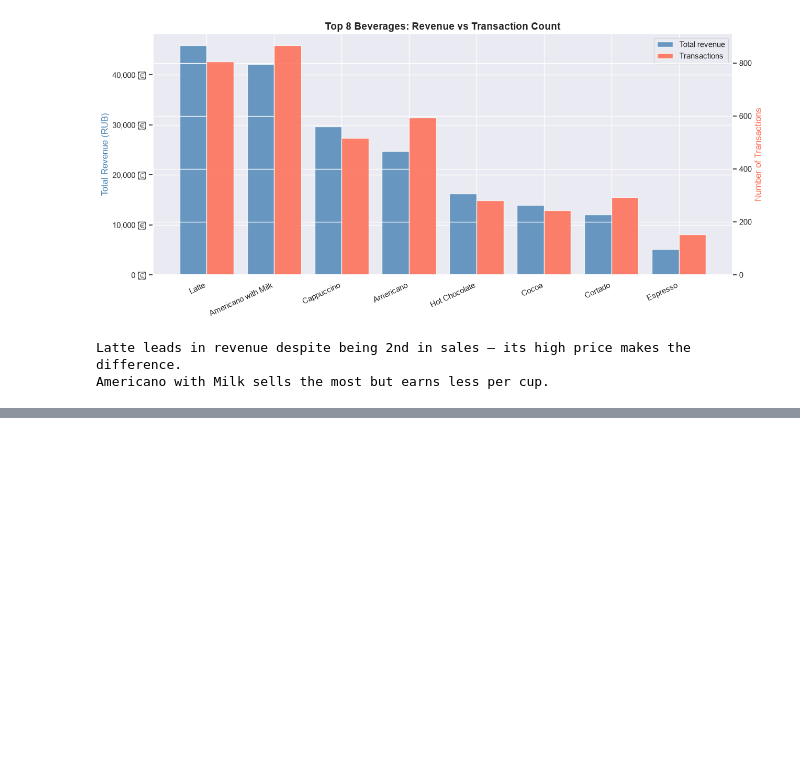
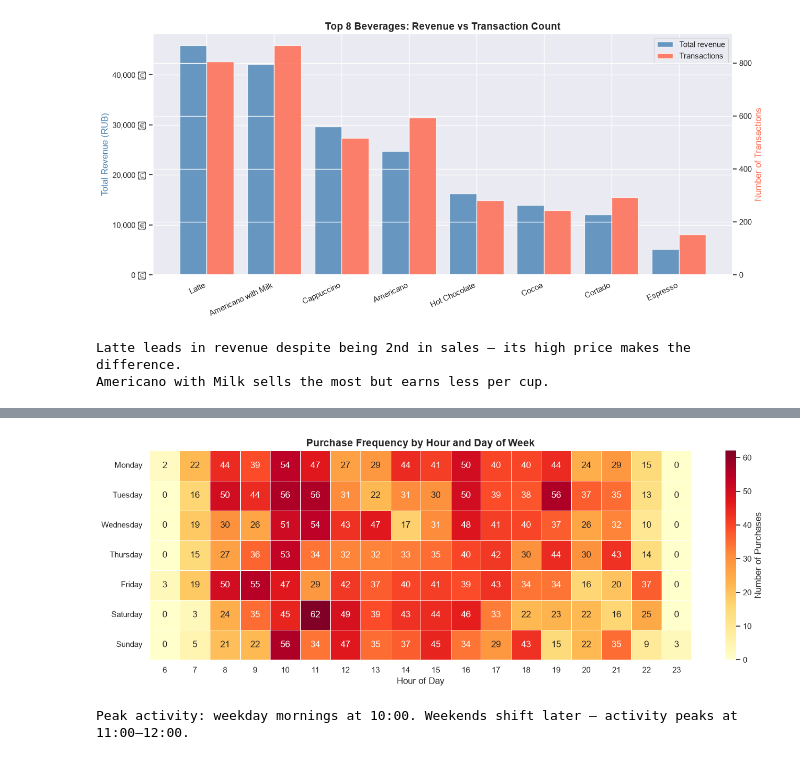
Before and after one commit to LuLvovich/CoffeeSalesDS, a Jupyter notebook: sample.ipynb, the cells around one changed output, grey strips where cells are left out. Cells and saved outputs as stored; diff of their text form; code cells hidden in the pictures; blank space fills up the shorter version.

```diff
--- a/sample.ipynb
+++ b/sample.ipynb
@@ -733,0 +440,30 @@ Four new columns were added. The `time_of_day` breakdown shows that most purchas
+# %%
+# Plot 9 — Heatmap: number of purchases by hour and day of week
+day_order = ['Monday', 'Tuesday', 'Wednesday', 'Thursday', 'Friday', 'Saturday', 'Sunday']
+heatmap_data = (
+    df.groupby(['day_name', 'hour'])
+    .size()
+    .unstack(fill_value=0)
+    .reindex(day_order)
+)
+
+fig, ax = plt.subplots(figsize=(14, 5))
+sns.heatmap(
+    heatmap_data,
+    cmap='YlOrRd',
+    linewidths=0.5,
+    linecolor='white',
+    annot=True,
+    fmt='d',
+    cbar_kws={'label': 'Number of Purchases'},
+    ax=ax
+)
+ax.set_title('Purchase Frequency by Hour and Day of Week', fontsize=14, fontweight='bold')
+ax.set_xlabel('Hour of Day')
+ax.set_ylabel('')
+plt.tight_layout()
+plt.show()
+print('Peak activity: weekday mornings at 10:00. Weekends shift later — activity peaks at 11:00–12:00.')
+# %% [output]
+[figure, added]
+Peak activity: weekday mornings at 10:00. Weekends shift later — activity peaks at 11:00–12:00.
```
Also changed, not shown: parts of 33 cells of this notebook.
